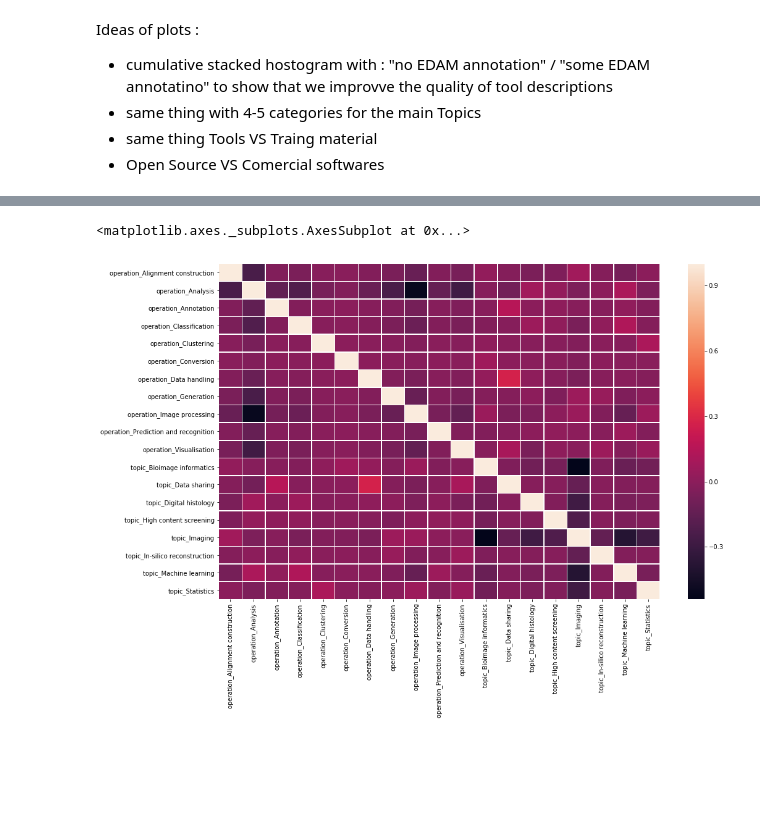
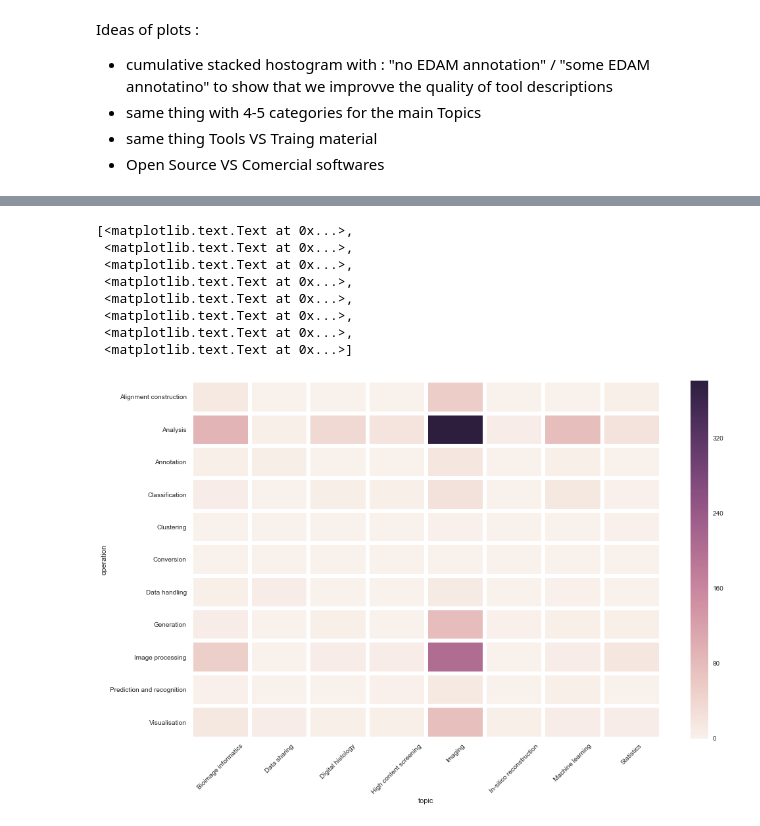
Before and after one commit to NEUBIAS/bise-core-ontology, a Jupyter notebook: advanced-queries-demo.ipynb, the cells around one changed output, grey strips where cells are left out. Drawn from its saved outputs; the diff is of its cells as text; code cells hidden in the pictures; blank space fills up the shorter version.

```diff
--- a/advanced-queries-demo.ipynb
+++ b/advanced-queries-demo.ipynb
@@ -406,13 +433,26 @@ Wall time: 2min 22s
 # %%
 plt.figure(figsize=(16, 10))
 
 df_heatmap = pd.DataFrame(tools)
+df_heatmap
 df_heatmap_dum = pd.get_dummies(df_heatmap, columns=['operation', 'topic'])
+df_heatmap_dum
+
+df_crosstab = pd.crosstab(df_heatmap['operation'], df_heatmap['topic'])
 #df_heatmap_dum.corr()
-sns.heatmap(df_heatmap_dum.corr(), linewidths=.5)
+#sns.heatmap(df_heatmap_dum.corr(), linewidths=.5)
 #corr = df_heatmap['operation'].corr(df_heatmap['topic'])
 #corr
 #sns.heatmap(df_heatmap.corr(), linewidths=.5)
+chart = sns.heatmap(df_crosstab, linewidths=5)
+chart.set_xticklabels(chart.get_xticklabels(), rotation=45)
 # %% [output]
-<matplotlib.axes._subplots.AxesSubplot at 0x...>
+[<matplotlib.text.Text at 0x...>,
+ <matplotlib.text.Text at 0x...>,
+ <matplotlib.text.Text at 0x...>,
+ <matplotlib.text.Text at 0x...>,
+ <matplotlib.text.Text at 0x...>,
+ <matplotlib.text.Text at 0x...>,
+ <matplotlib.text.Text at 0x...>,
+ <matplotlib.text.Text at 0x...>]
-[figure, old version]
+[figure, new version]
```
Also changed, not shown: parts of 19 cells of this notebook.
